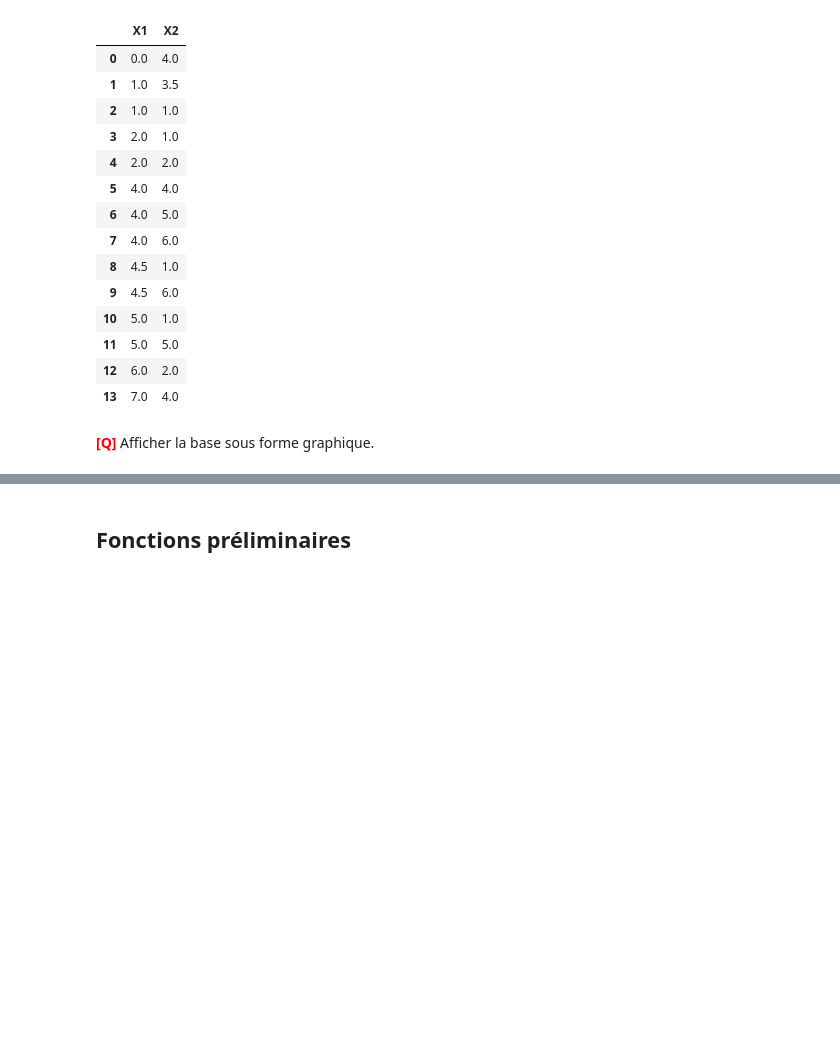
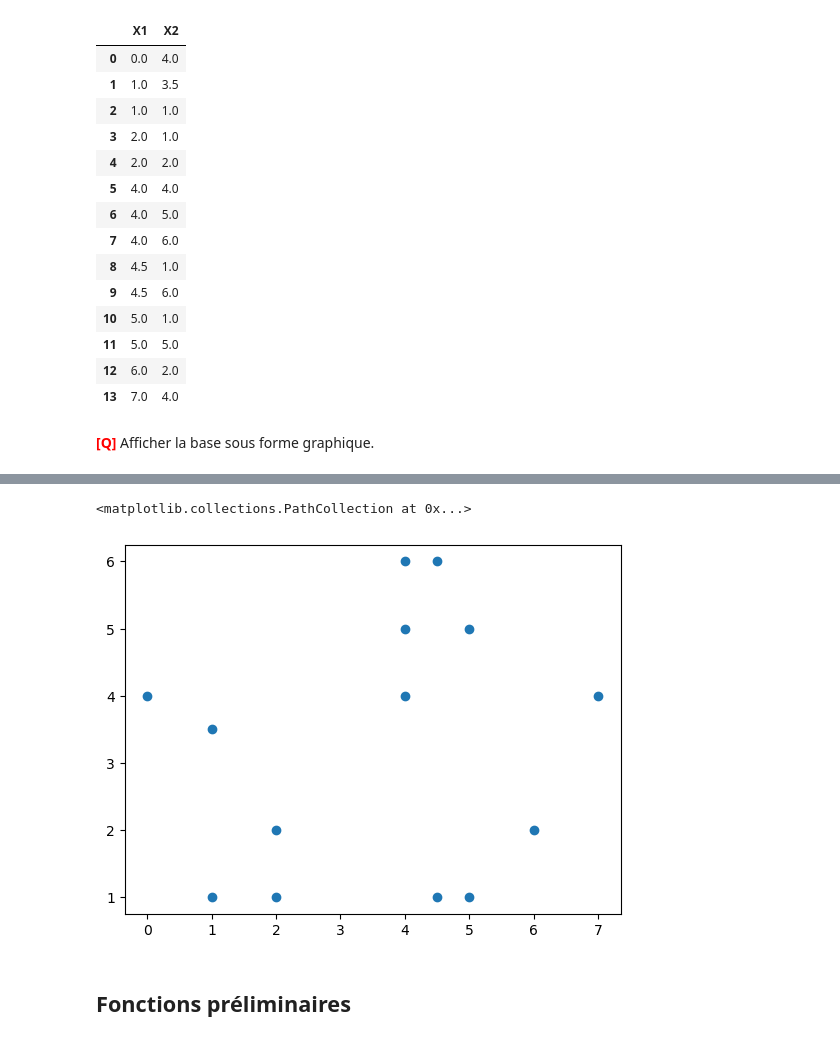
Before and after one commit to iLykTurtlz/MLAlgorithms3, a Jupyter notebook: tme-08/tme-08.ipynb, the cells around one changed output, grey strips where cells are left out. Drawn from its saved outputs; the diff is of its cells as text; code cells hidden in the pictures; blank space fills up the shorter version.

```diff
--- a/tme-08/tme-08.ipynb
+++ b/tme-08/tme-08.ipynb
@@ -72,7 +74,7 @@ Le travail à faire se décompose en 2 phases :
 
 Charger le fichier `base_2D.csv` et, par exemple avec la fonction `read_csv` de pandas. Le résultat est stocké sous la forme d'un dataframe.
 # %%
-data_2D =   # A COMPLETER
+data_2D = pd.read_csv('./data/base-2D.csv')  # A COMPLETER
 
 print("Il y a", len(data_2D), "exemples dans la base.")
 # %% [output]
@@ -105,3 +103,8 @@ data_2D
+# %%
+plt.scatter(data_2D['X1'],data_2D['X2'])
+# %% [output]
+<matplotlib.collections.PathCollection at 0x...>
+[figure, added]
 # %% [markdown]
 ## Fonctions préliminaires
 # %% [markdown]
```
Also changed, not shown: parts of 6 cells of this notebook.
